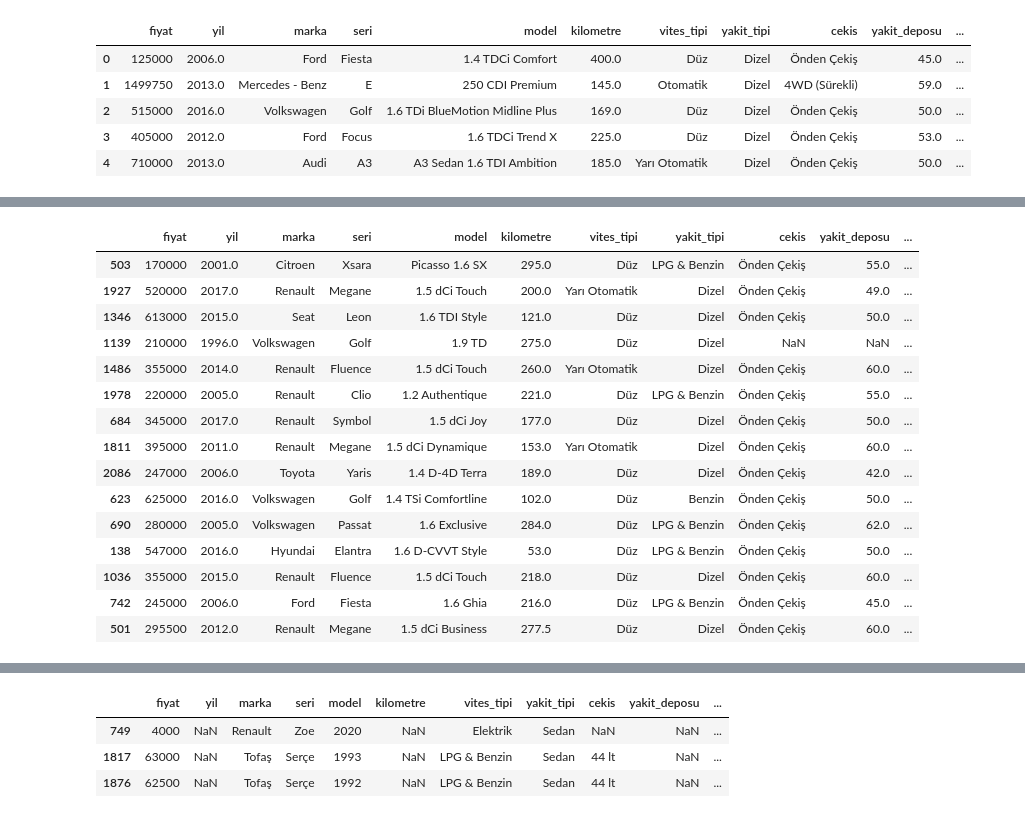
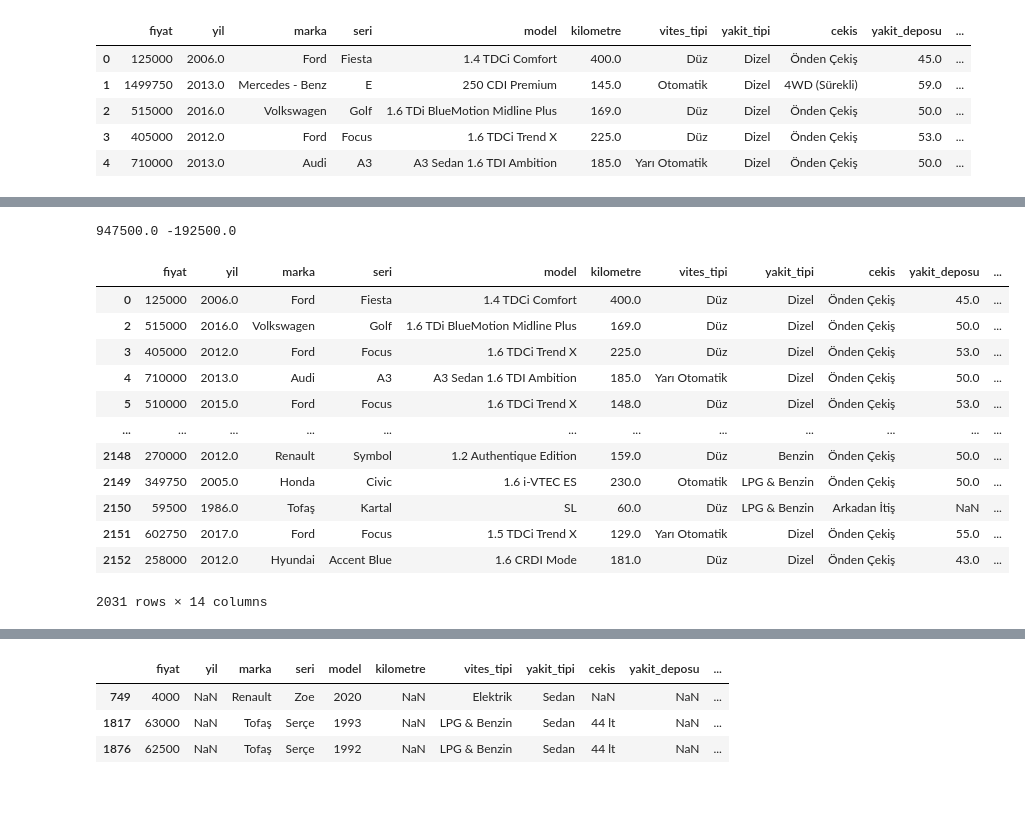
Before and after one commit to nygulzehra/LinearRegression, a Jupyter notebook: arabam.com_dataset.ipynb, the cells around one changed output, grey strips where cells are left out. Drawn from its saved outputs; the diff is of its cells as text; code cells hidden in the pictures.

```diff
--- a/arabam.com_dataset.ipynb
+++ b/arabam.com_dataset.ipynb
@@ -335,19 +343,29 @@ new_df.head()
+# %%
+import numpy as np
+
+p_25, p_75 = np.percentile(new_df['fiyat'], [25, 75])
+iqr = p_75 - p_25
+
+upper_bound = p_75 + 1.5 * iqr
+lower_bound  = p_25 - 1.5 * iqr
+print(upper_bound, lower_bound)
+# %% [output]
+947500.0 -192500.0
+# %%
+new_df.drop(new_df[new_df.fiyat > 947500].index, inplace=True)
 # %%
-new_df.sample(15)
+new_df
 # %% [output]
 |  | fiyat | yil | marka | seri | model | kilometre | vites_tipi | yakit_tipi | cekis | yakit_deposu | ... |
-| 503 | 170000 | 2001.0 | Citroen | Xsara | Picasso 1.6 SX | 295.0 | Düz | LPG & Benzin | Önden Çekiş | 55.0 | ... |
-| 1927 | 520000 | 2017.0 | Renault | Megane | 1.5 dCi Touch | 200.0 | Yarı Otomatik | Dizel | Önden Çekiş | 49.0 | ... |
-| 1346 | 613000 | 2015.0 | Seat | Leon | 1.6 TDI Style | 121.0 | Düz | Dizel | Önden Çekiş | 50.0 | ... |
-| 1139 | 210000 | 1996.0 | Volkswagen | Golf | 1.9 TD | 275.0 | Düz | Dizel | NaN | NaN | ... |
-| 1486 | 355000 | 2014.0 | Renault | Fluence | 1.5 dCi Touch | 260.0 | Yarı Otomatik | Dizel | Önden Çekiş | 60.0 | ... |
-| 1978 | 220000 | 2005.0 | Renault | Clio | 1.2 Authentique | 221.0 | Düz | LPG & Benzin | Önden Çekiş | 55.0 | ... |
-| 684 | 345000 | 2017.0 | Renault | Symbol | 1.5 dCi Joy | 177.0 | Düz | Dizel | Önden Çekiş | 50.0 | ... |
-| 1811 | 395000 | 2011.0 | Renault | Megane | 1.5 dCi Dynamique | 153.0 | Yarı Otomatik | Dizel | Önden Çekiş | 60.0 | ... |
-| 2086 | 247000 | 2006.0 | Toyota | Yaris | 1.4 D-4D Terra | 189.0 | Düz | Dizel | Önden Çekiş | 42.0 | ... |
-| 623 | 625000 | 2016.0 | Volkswagen | Golf | 1.4 TSi Comfortline | 102.0 | Düz | Benzin | Önden Çekiş | 50.0 | ... |
-| 690 | 280000 | 2005.0 | Volkswagen | Passat | 1.6 Exclusive | 284.0 | Düz | LPG & Benzin | Önden Çekiş | 62.0 | ... |
-| 138 | 547000 | 2016.0 | Hyundai | Elantra | 1.6 D-CVVT Style | 53.0 | Düz | LPG & Benzin | Önden Çekiş | 50.0 | ... |
-| 1036 | 355000 | 2015.0 | Renault | Fluence | 1.5 dCi Touch | 218.0 | Düz | Dizel | Önden Çekiş | 60.0 | ... |
-| 742 | 245000 | 2006.0 | Ford | Fiesta | 1.6 Ghia | 216.0 | Düz | LPG & Benzin | Önden Çekiş | 45.0 | ... |
-| 501 | 295500 | 2012.0 | Renault | Megane | 1.5 dCi Business | 277.5 | Düz | Dizel | Önden Çekiş | 60.0 | ... |
+| 0 | 125000 | 2006.0 | Ford | Fiesta | 1.4 TDCi Comfort | 400.0 | Düz | Dizel | Önden Çekiş | 45.0 | ... |
+| 2 | 515000 | 2016.0 | Volkswagen | Golf | 1.6 TDi BlueMotion Midline Plus | 169.0 | Düz | Dizel | Önden Çekiş | 50.0 | ... |
+| 3 | 405000 | 2012.0 | Ford | Focus | 1.6 TDCi Trend X | 225.0 | Düz | Dizel | Önden Çekiş | 53.0 | ... |
+| 4 | 710000 | 2013.0 | Audi | A3 | A3 Sedan 1.6 TDI Ambition | 185.0 | Yarı Otomatik | Dizel | Önden Çekiş | 50.0 | ... |
+| 5 | 510000 | 2015.0 | Ford | Focus | 1.6 TDCi Trend X | 148.0 | Düz | Dizel | Önden Çekiş | 53.0 | ... |
+| ... | ... | ... | ... | ... | ... | ... | ... | ... | ... | ... | ... |
+| 2148 | 270000 | 2012.0 | Renault | Symbol | 1.2 Authentique Edition | 159.0 | Düz | Benzin | Önden Çekiş | 50.0 | ... |
+| 2149 | 349750 | 2005.0 | Honda | Civic | 1.6 i-VTEC ES | 230.0 | Otomatik | LPG & Benzin | Önden Çekiş | 50.0 | ... |
+| 2150 | 59500 | 1986.0 | Tofaş | Kartal | SL | 60.0 | Düz | LPG & Benzin | Arkadan İtiş | NaN | ... |
+| 2151 | 602750 | 2017.0 | Ford | Focus | 1.5 TDCi Trend X | 129.0 | Yarı Otomatik | Dizel | Önden Çekiş | 55.0 | ... |
+| 2152 | 258000 | 2012.0 | Hyundai | Accent Blue | 1.6 CRDI Mode | 181.0 | Düz | Dizel | Önden Çekiş | 43.0 | ... |
+2031 rows × 14 columns
```
Also changed, not shown: parts of 77 cells of this notebook.
